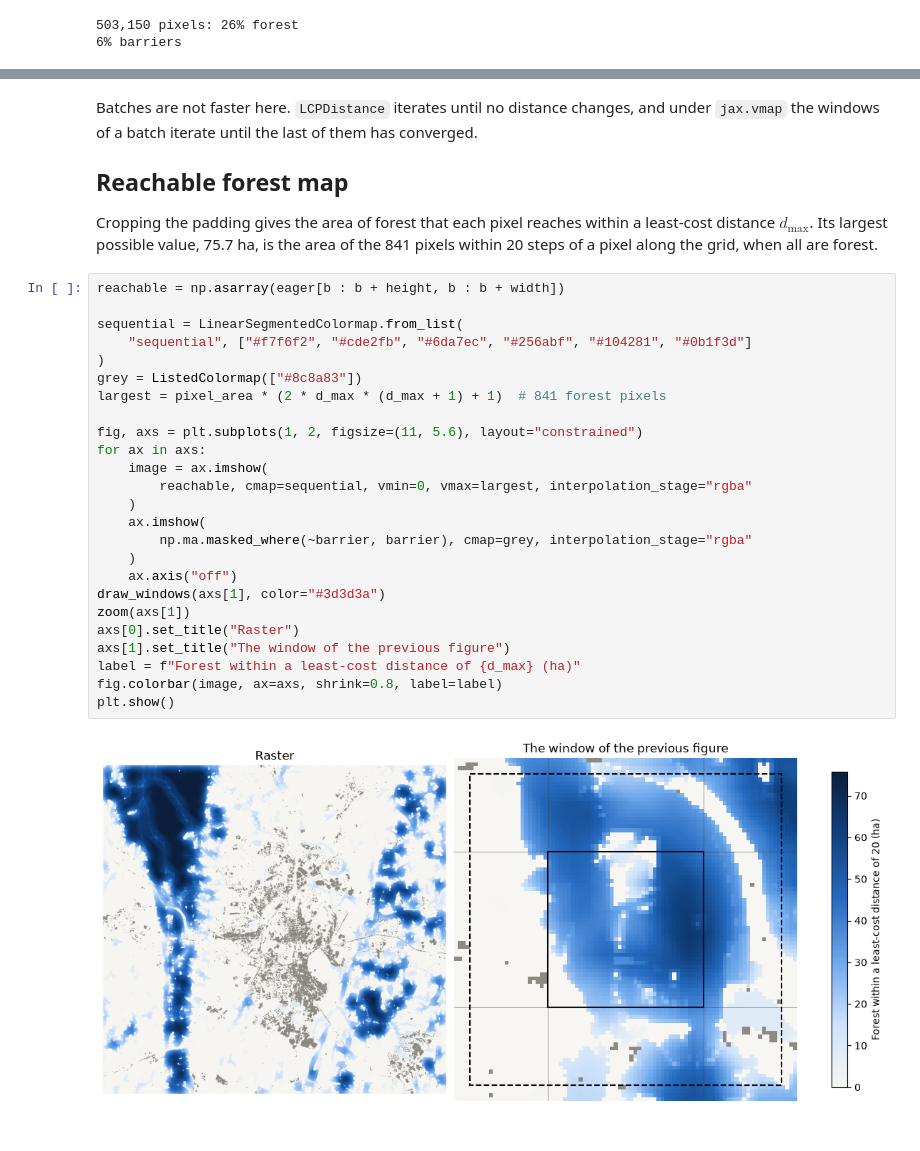
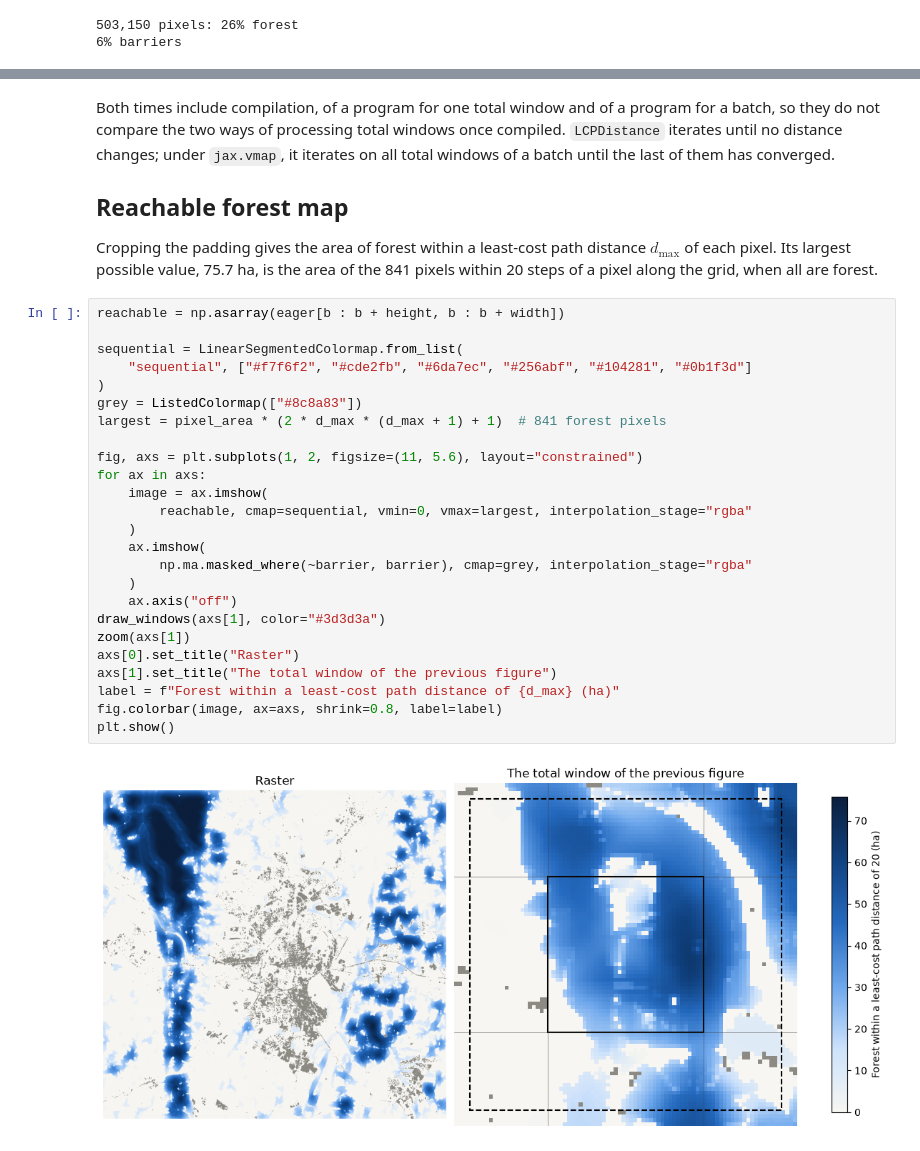
Before and after one commit to vboussange/jaxscape, a Jupyter notebook: docs/examples/advanced/moving_windows.ipynb, the cells around one changed output, grey strips where cells are left out. Cells and saved outputs as stored; diff of their text form.

```diff
--- a/docs/examples/advanced/moving_windows.ipynb
+++ b/docs/examples/advanced/moving_windows.ipynb
@@ -280,35 +284,35 @@ Windows of shape (342, 80, 80)
 Largest difference between the two rasters: 0.0
 # %% [markdown]
-Batches are not faster here. `LCPDistance` iterates until no distance changes, and under `jax.vmap` the windows of a batch iterate until the last of them has converged.
+Both times include compilation, of a program for one total window and of a program for a batch, so they do not compare the two ways of processing total windows once compiled. `LCPDistance` iterates until no distance changes; under `jax.vmap`, it iterates on all total windows of a batch until the last of them has converged.
 
 ## Reachable forest map
 
-Cropping the padding gives the area of forest that each pixel reaches within a least-cost distance $d_\text{max}$. Its largest possible value, 75.7 ha, is the area of the 841 pixels within 20 steps of a pixel along the grid, when all are forest.
+Cropping the padding gives the area of forest within a least-cost path distance $d_\text{max}$ of each pixel. Its largest possible value, 75.7 ha, is the area of the 841 pixels within 20 steps of a pixel along the grid, when all are forest.
 # %%
 reachable = np.asarray(eager[b : b + height, b : b + width])
 
 sequential = LinearSegmentedColormap.from_list(
     "sequential", ["#f7f6f2", "#cde2fb", "#6da7ec", "#256abf", "#104281", "#0b1f3d"]
 )
 grey = ListedColormap(["#8c8a83"])
 largest = pixel_area * (2 * d_max * (d_max + 1) + 1)  # 841 forest pixels
 
 fig, axs = plt.subplots(1, 2, figsize=(11, 5.6), layout="constrained")
 for ax in axs:
     image = ax.imshow(
         reachable, cmap=sequential, vmin=0, vmax=largest, interpolation_stage="rgba"
     )
     ax.imshow(
         np.ma.masked_where(~barrier, barrier), cmap=grey, interpolation_stage="rgba"
     )
     ax.axis("off")
 draw_windows(axs[1], color="#3d3d3a")
 zoom(axs[1])
 axs[0].set_title("Raster")
-axs[1].set_title("The window of the previous figure")
-label = f"Forest within a least-cost distance of {d_max} (ha)"
+axs[1].set_title("The total window of the previous figure")
+label = f"Forest within a least-cost path distance of {d_max} (ha)"
 fig.colorbar(image, ax=axs, shrink=0.8, label=label)
 plt.show()
 # %% [output]
-[figure, old version]
+[figure, new version]
 # %% [markdown]
```
Also changed, not shown: parts of 12 cells of this notebook, 2 other files.
